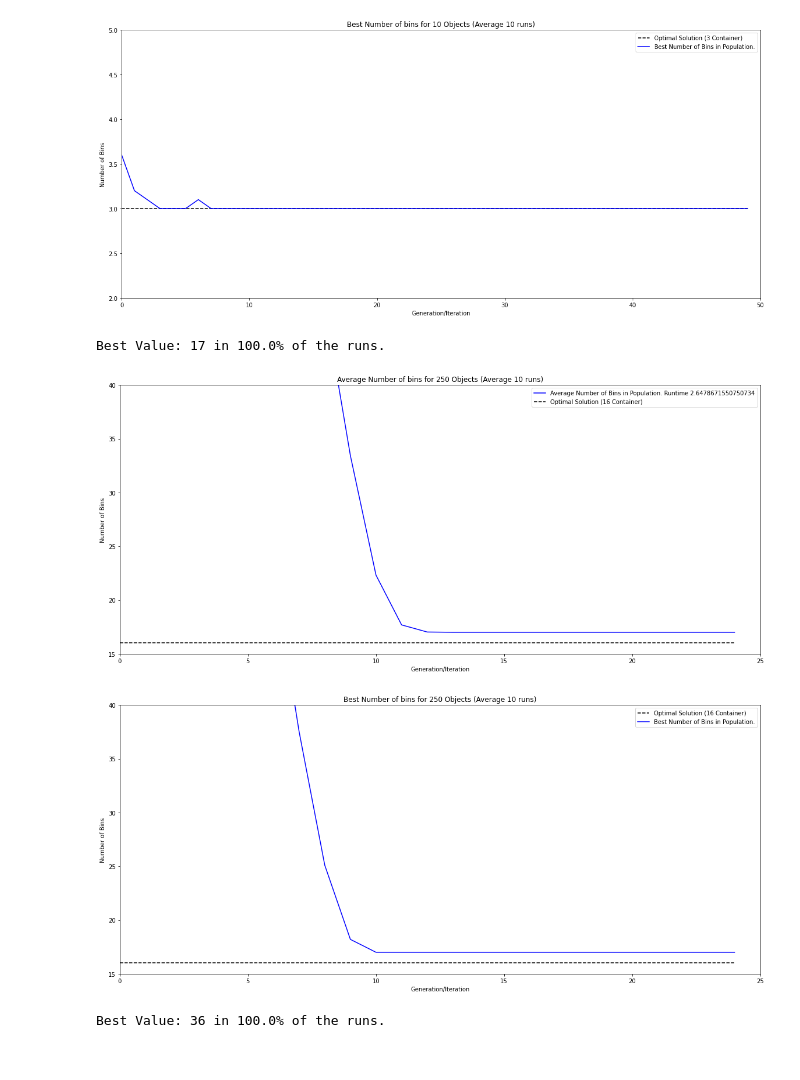
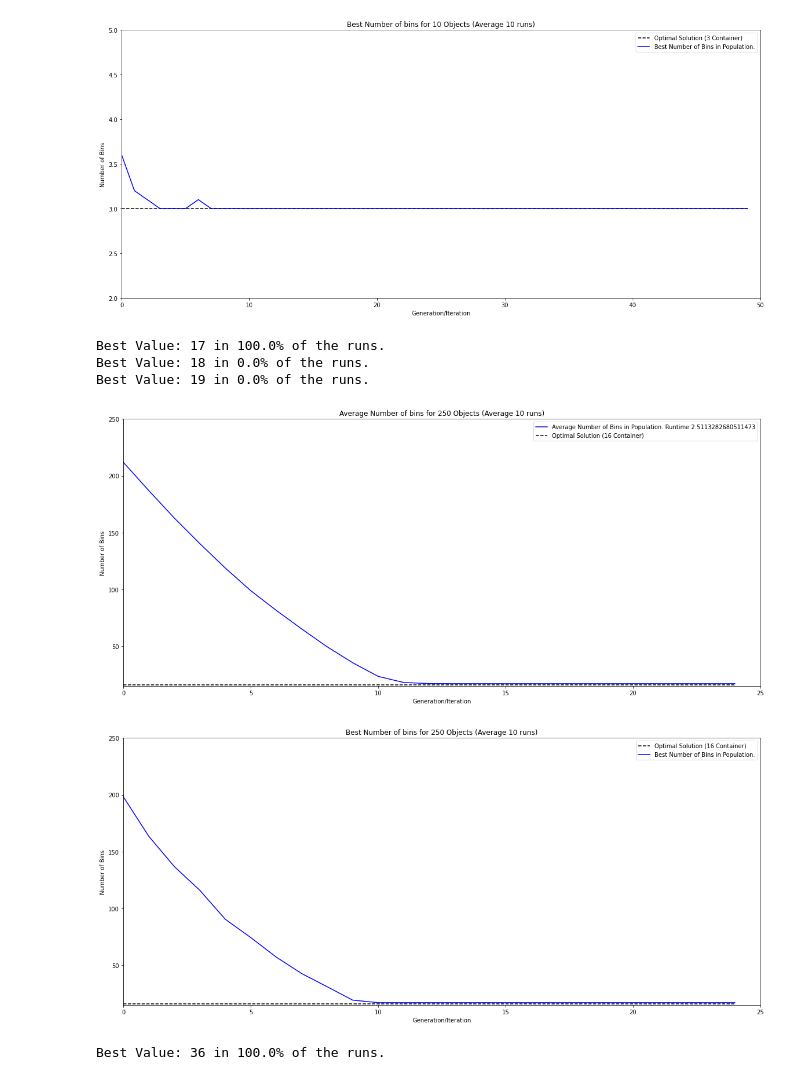
Before and after one commit to schtim/NatureInspiredAlgorithms_Code, a Jupyter notebook: GeneticAlgorithm/TestNotebooks/TestAllProblems.ipynb, the cells around one changed output. Drawn from its saved outputs; the diff is of its cells as text; code cells hidden in the pictures.

```diff
--- a/GeneticAlgorithm/TestNotebooks/TestAllProblems.ipynb
+++ b/GeneticAlgorithm/TestNotebooks/TestAllProblems.ipynb
@@ -47,7 +47,7 @@ def plot_solution(objects, optimal_solution, container_vol, container_weight,num
 
     for index in np.arange(av_number):
         GA = GeneticAlgorithm(objects,  container_vol, container_weight,  number_generations)
-        _, all_time_bests[index], average_vals[index], best_vals[index],_,runtimes[index] = GA.run()
+        _, all_time_bests[index], average_vals[index], best_vals[index],_,runtimes[index],_ = GA.run()
 
     # calc average
     average_vals = np.average(average_vals, 0)
@@ -95,11 +92,13 @@ Best Value: 3 in 100.0% of the runs.
 [figure]
 [figure]
 # %%
-plot_solution(medium_objects,medium_optimal_solution, medium_container[0], medium_container[1], 25, [0,25], [15,40])
+plot_solution(medium_objects,medium_optimal_solution, medium_container[0], medium_container[1], 25, [0,25], [15,250])
 # %% [output]
 Best Value: 17 in 100.0% of the runs.
+Best Value: 18 in 0.0% of the runs.
+Best Value: 19 in 0.0% of the runs.
-[figure, old version]
+[figure, new version]
-[figure, old version]
+[figure, new version]
 # %%
 plot_solution(large_objects,large_optimal_solution, large_container[0], large_container[1], 25, [0,25], [30,80])
 # %% [output]
```
Also changed, not shown: parts of 1 cell of this notebook, 2 other files.
